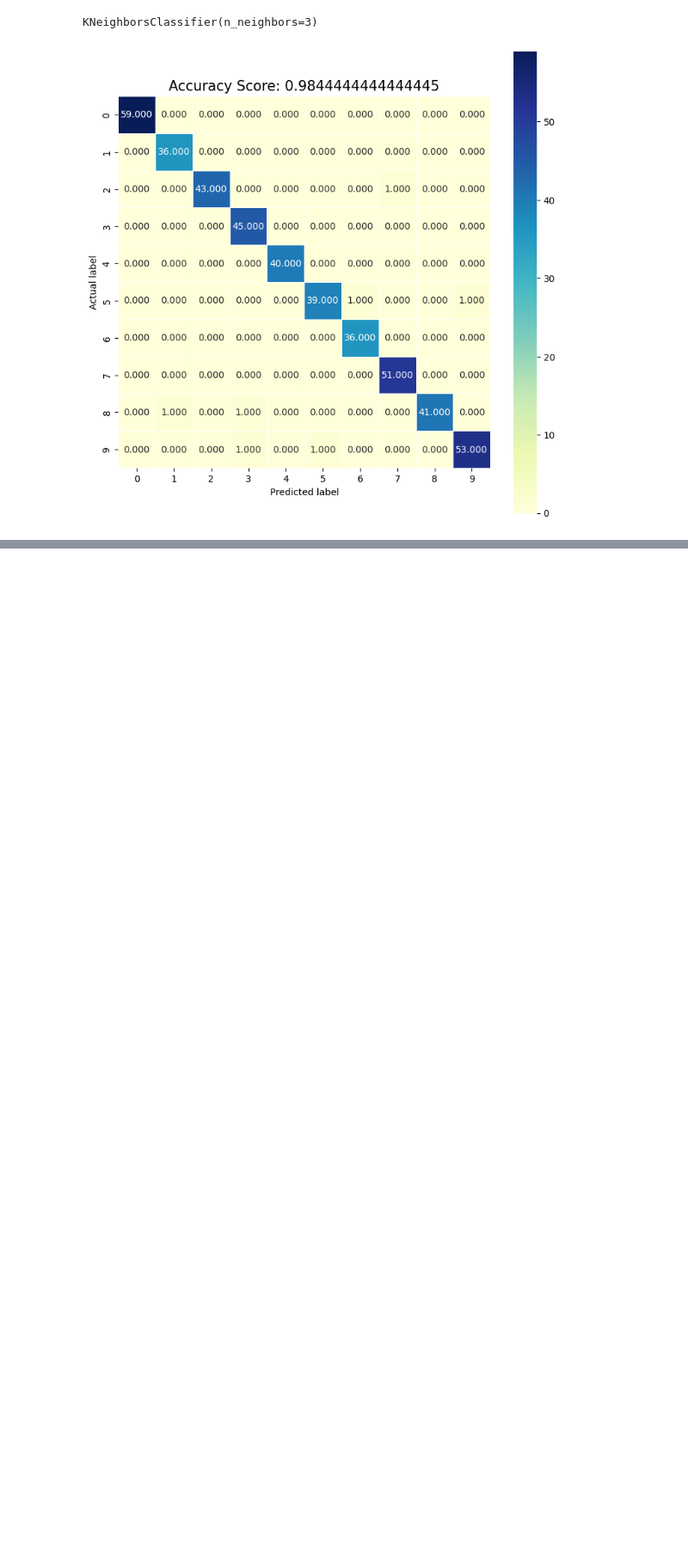
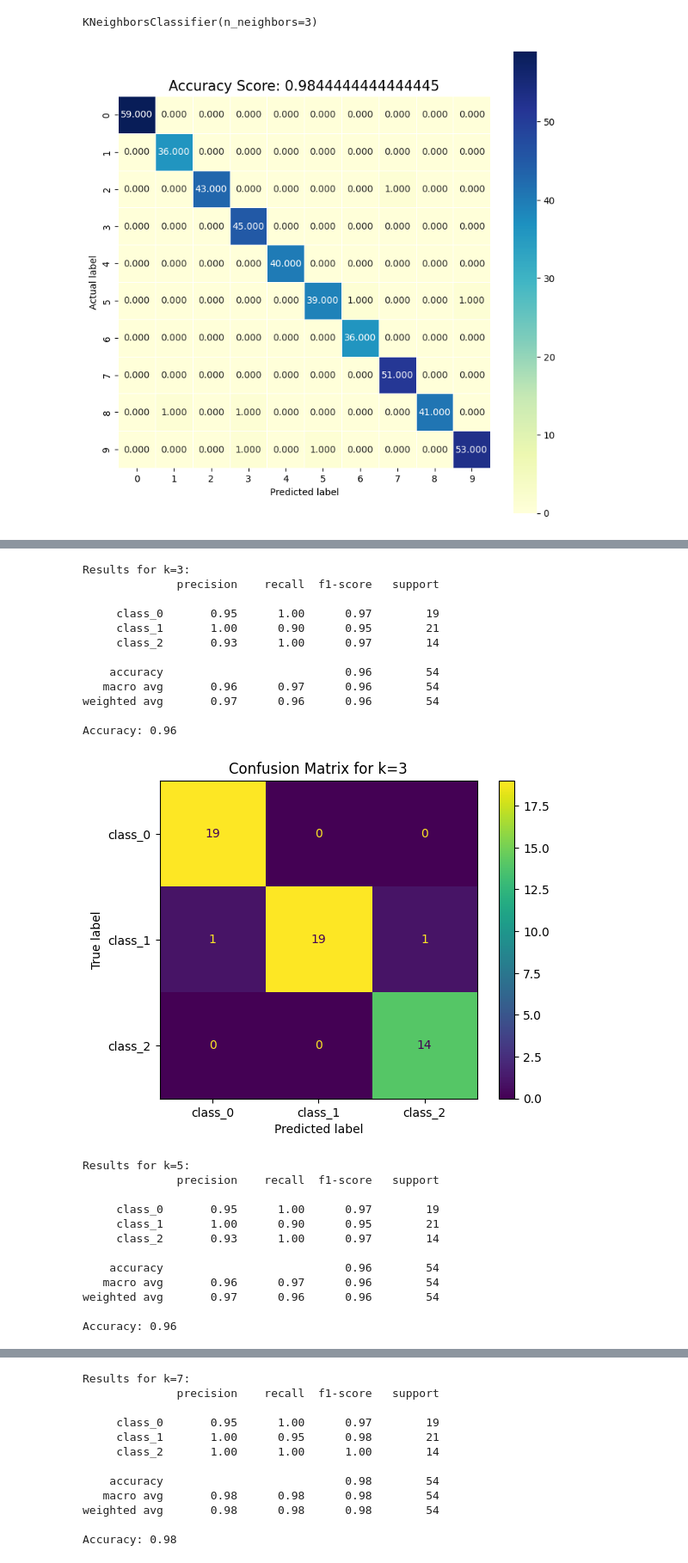
Before and after one commit to omar-bay/AAI614_Baayoun, a Jupyter notebook: week 5/KNN.ipynb, the cells around one changed output, grey strips where cells are left out. Shown at 86% size. Saved outputs shown, nothing was run; the diff lists cells and outputs as text; code cells hidden in the pictures; blank space fills up the shorter version.

Commit message:
wine classification knn

```diff
--- a/week 5/KNN.ipynb
+++ b/week 5/KNN.ipynb
@@ -95,0 +103,59 @@ plt.title(all_sample_title, size = 15);
+# %%
+# Load the wine dataset
+data = load_wine()
+X, y = data.data, data.target
+feature_names, target_names = data.feature_names, data.target_names
+# %%
+# Split into training and test sets
+X_train, X_test, y_train, y_test = train_test_split(X, y, test_size=0.3, random_state=42)
+# %%
+# Standardize the features for better performance
+scaler = StandardScaler()
+X_train = scaler.fit_transform(X_train)
+X_test = scaler.transform(X_test)
+# %%
+# Train KNN classifier with different values of k
+k_values = [3, 5, 7]
+for k in k_values:
+    # Initialize and train the KNN model
+    knn = KNeighborsClassifier(n_neighbors=k)
+    knn.fit(X_train, y_train)
+
+    # Predict on the test set
+    y_pred = knn.predict(X_test)
+
+    # Evaluate the model
+    print(f"Results for k={k}:")
+    print(classification_report(y_test, y_pred, target_names=target_names))
+    print(f"Accuracy: {accuracy_score(y_test, y_pred):.2f}")
+
+    # Display the confusion matrix
+    ConfusionMatrixDisplay.from_estimator(knn, X_test, y_test, display_labels=target_names, cmap='viridis')
+    plt.title(f"Confusion Matrix for k={k}")
+    plt.show()
+# %% [output]
+Results for k=3:
+              precision    recall  f1-score   support
+
+     class_0       0.95      1.00      0.97        19
+     class_1       1.00      0.90      0.95        21
+     class_2       0.93      1.00      0.97        14
+
+    accuracy                           0.96        54
+   macro avg       0.96      0.97      0.96        54
+weighted avg       0.97      0.96      0.96        54
+
+Accuracy: 0.96
+[figure, added]
+Results for k=5:
+              precision    recall  f1-score   support
+
+     class_0       0.95      1.00      0.97        19
+     class_1       1.00      0.90      0.95        21
+     class_2       0.93      1.00      0.97        14
+
+    accuracy                           0.96        54
+   macro avg       0.96      0.97      0.96        54
+weighted avg       0.97      0.96      0.96        54
+
+Accuracy: 0.96
@@ -95,0 +163,12 @@ plt.title(all_sample_title, size = 15);
+Results for k=7:
+              precision    recall  f1-score   support
+
+     class_0       0.95      1.00      0.97        19
+     class_1       1.00      0.95      0.98        21
+     class_2       1.00      1.00      1.00        14
+
+    accuracy                           0.98        54
+   macro avg       0.98      0.98      0.98        54
+weighted avg       0.98      0.98      0.98        54
+
+Accuracy: 0.98
```
Also changed, not shown: parts of 3 cells of this notebook.
